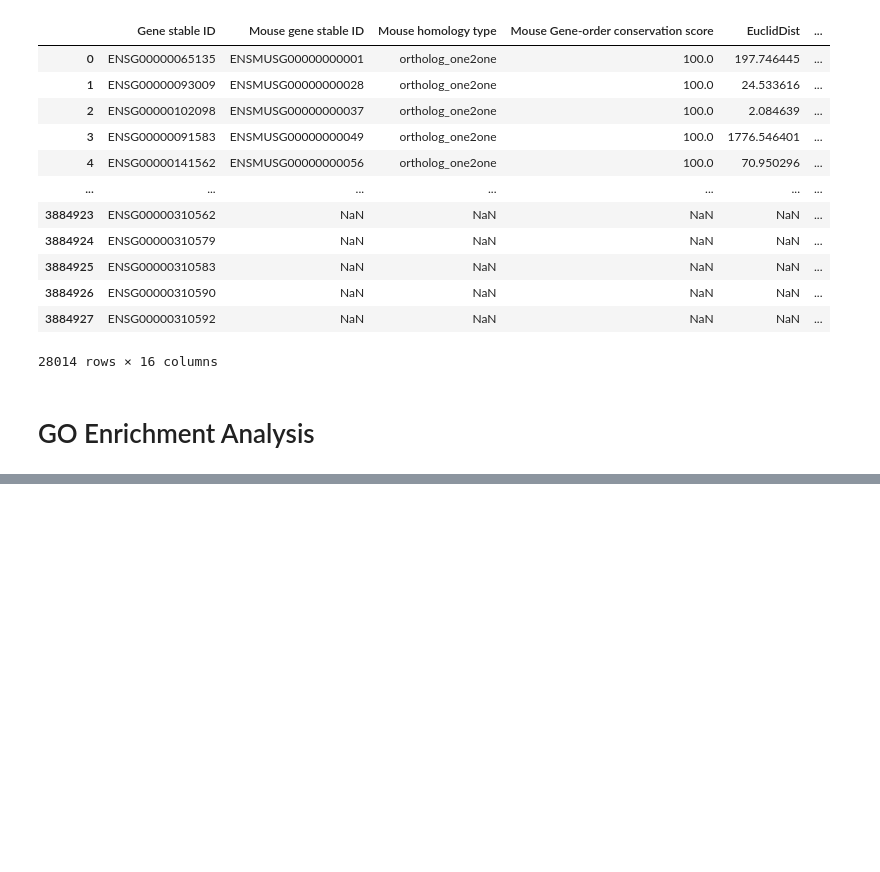
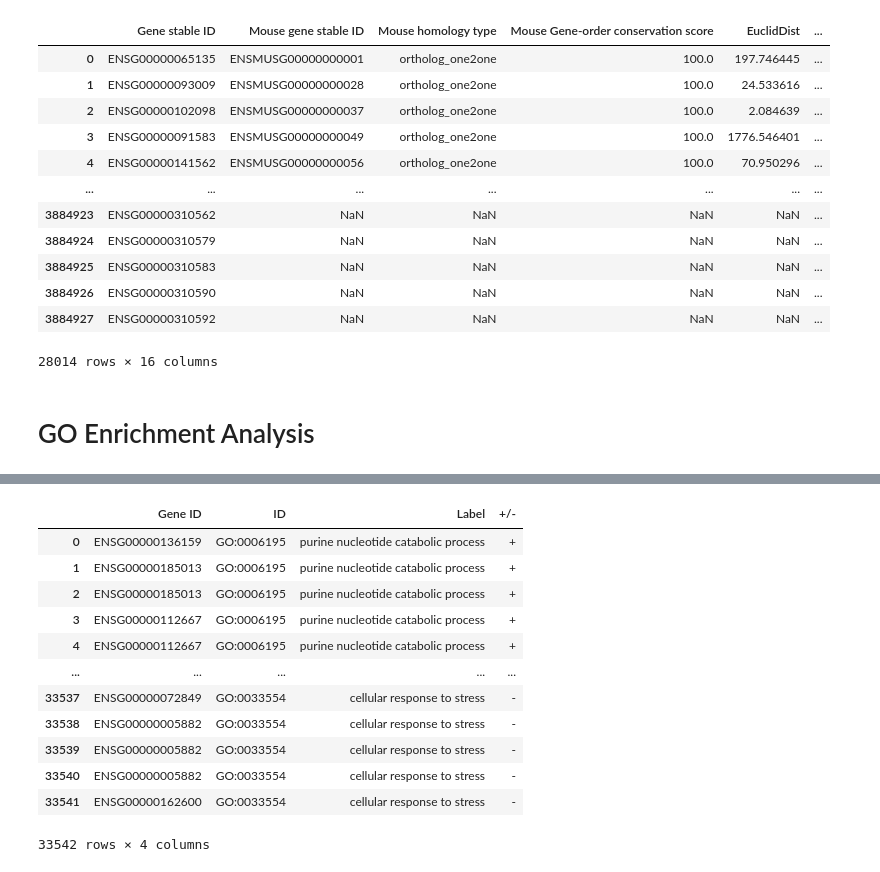
Before and after one commit to AndrewH72/Gene-Duplication, a Jupyter notebook: scripts/dataAnalysis.ipynb, the cells around one changed output, grey strips where cells are left out. Drawn from its saved outputs; the diff is of its cells as text; code cells hidden in the pictures; blank space fills up the shorter version.

```diff
--- a/scripts/dataAnalysis.ipynb
+++ b/scripts/dataAnalysis.ipynb
@@ -736,0 +707,20 @@ one2OneDataFinal
+# %%
+processesID = sharedDF.merge(geneGOTable, left_on="ID", right_on="Gene stable ID", how="left").loc[:, ["Unnamed: 0", "ID", "Label", "+/-"]]
+processesID = processesID.rename(columns={"Unnamed: 0": "Gene ID"})
+processesID.to_csv("/Users/andrewhsu/Projects/McNair/data/sharedProcessesWithGeneID.csv", index=False)
+processesID.to_parquet("/Users/andrewhsu/Projects/McNair/data/sharedProcessesWithGeneID.parquet", index=False)
+processesID
+# %% [output]
+|  | Gene ID | ID | Label | +/- |
+| 0 | ENSG00000136159 | GO:0006195 | purine nucleotide catabolic process | + |
+| 1 | ENSG00000185013 | GO:0006195 | purine nucleotide catabolic process | + |
+| 2 | ENSG00000185013 | GO:0006195 | purine nucleotide catabolic process | + |
+| 3 | ENSG00000112667 | GO:0006195 | purine nucleotide catabolic process | + |
+| 4 | ENSG00000112667 | GO:0006195 | purine nucleotide catabolic process | + |
+| ... | ... | ... | ... | ... |
+| 33537 | ENSG00000072849 | GO:0033554 | cellular response to stress | - |
+| 33538 | ENSG00000005882 | GO:0033554 | cellular response to stress | - |
+| 33539 | ENSG00000005882 | GO:0033554 | cellular response to stress | - |
+| 33540 | ENSG00000005882 | GO:0033554 | cellular response to stress | - |
+| 33541 | ENSG00000162600 | GO:0033554 | cellular response to stress | - |
+33542 rows × 4 columns
```
Also changed, not shown: parts of 31 cells of this notebook, 12 other files.
